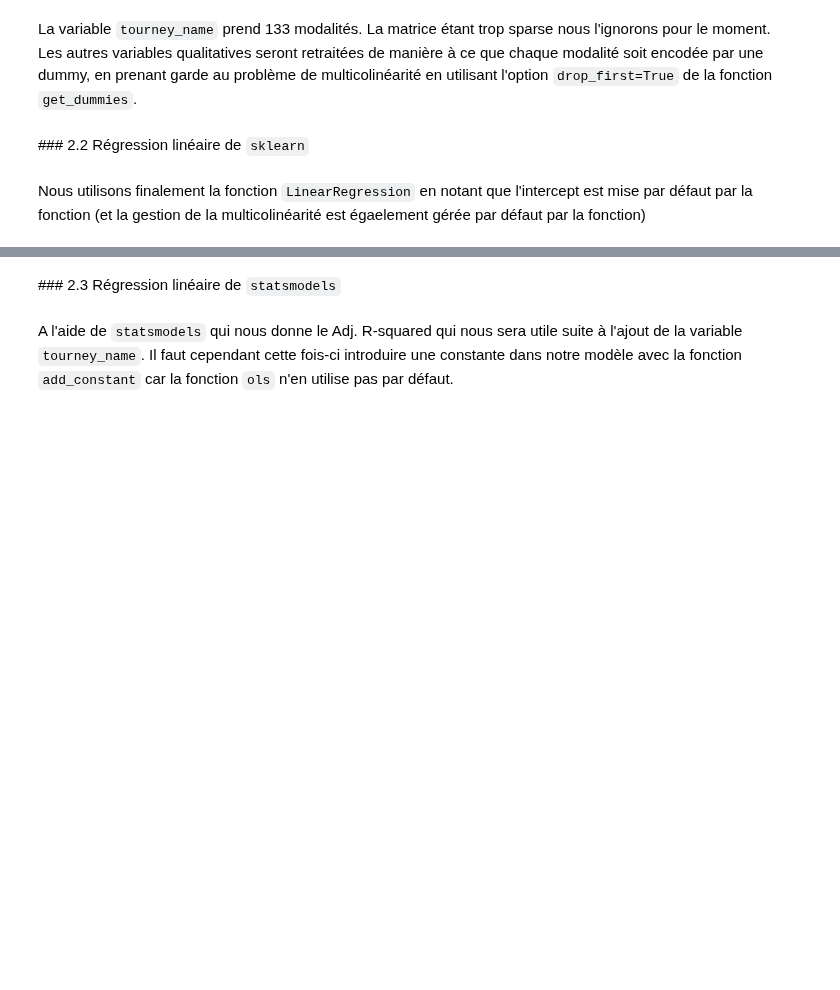
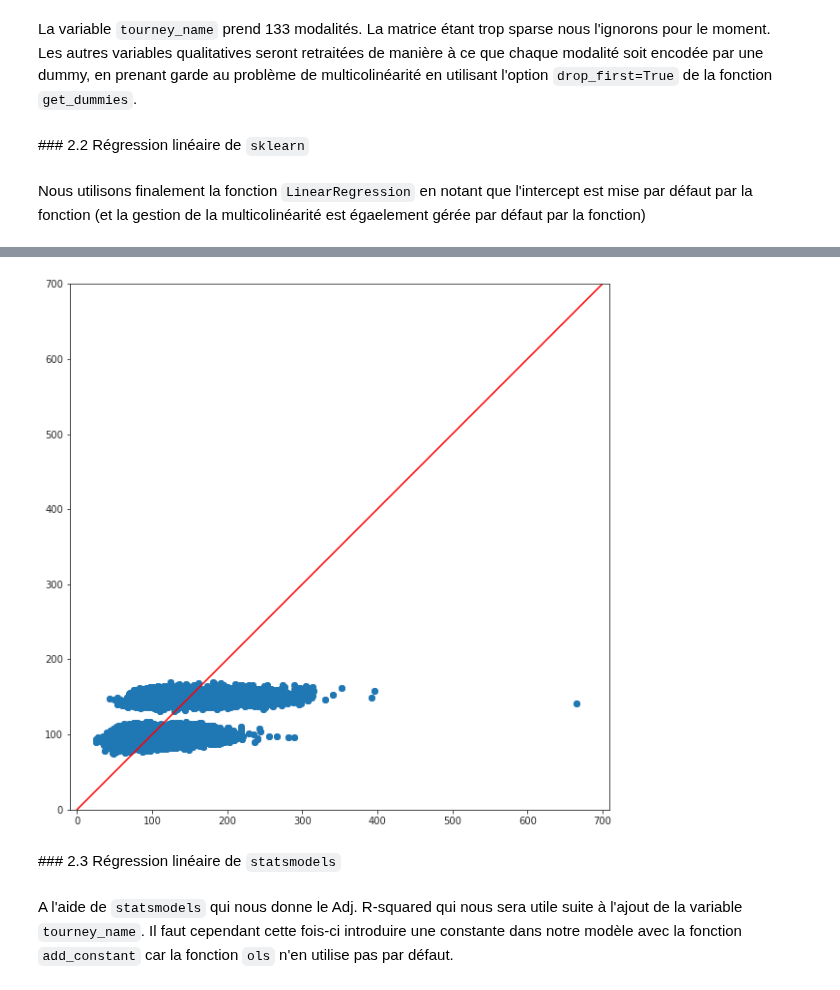
Before and after one commit to CesarRoaldes/tennis_match_time, a Jupyter notebook: Features engineering.ipynb, the cells around one changed output, grey strips where cells are left out. Saved outputs shown, nothing was run; the diff lists cells and outputs as text; code cells hidden in the pictures; blank space fills up the shorter version.

```diff
--- a/Features engineering.ipynb
+++ b/Features engineering.ipynb
@@ -58,7 +80,8 @@ Ce modèle de base s'appuiera sur une régression linéaire, ce qui demande au p
 # %% [markdown]
 ### 2.1 Mise en forme des données
 # %%
-X = data[['tourney_name', 'surface', 'tourney_level', 'player_hand', 'player_age', 'player_rank', 'opponent_hand', 'opponent_age', 'opponent_rank', 'best_of', 'round', 'year']].copy()
+X = data[['tourney_name', 'surface', 'tourney_level', 'player_hand', 'player_age', 'player_rank',
+          'opponent_hand', 'opponent_age', 'opponent_rank', 'best_of', 'round', 'year']].copy()
 y = data['minutes']
 
 X.shape, y.shape
@@ -136,3 +159,13 @@ Rsquared : 0.27316682703886064
+# %%
+plt.figure(figsize=(10,10))
+plt.scatter(y.values, y_pred)
+plt.plot([0,700], [0,700], color='red')
+plt.axis('equal')
+plt.xlim((0,700))
+plt.ylim((0,700))
+plt.show()
+# %% [output]
+[figure, added]
 # %% [markdown]
 ### 2.3 Régression linéaire de `statsmodels`
 # %% [markdown]
```
Also changed, not shown: parts of 34 cells of this notebook.
